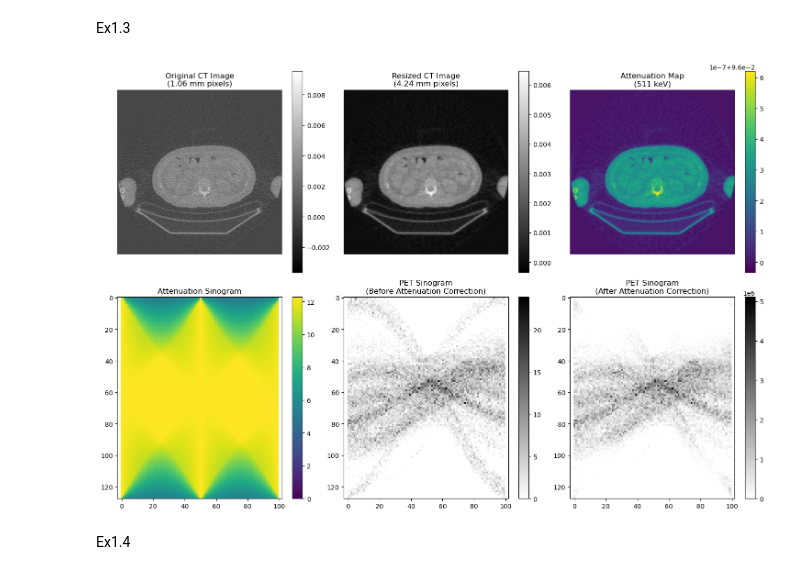
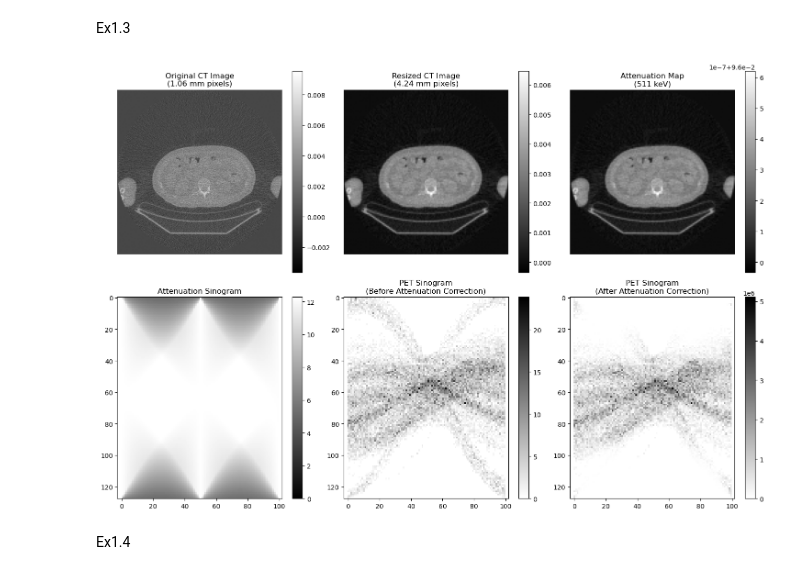
Before and after one commit to Keying-sky/a2_cw, a Jupyter notebook: main/run_module1.ipynb, the cells around one changed output. Cells and saved outputs as stored; diff of their text form; code cells hidden in the pictures.

```diff
--- a/main/run_module1.ipynb
+++ b/main/run_module1.ipynb
@@ -160,36 +160,36 @@ plt.title('Resized CT Image\n(4.24 mm pixels)')
 plt.colorbar()
 plt.axis('off')
 
 plt.subplot(233)
-plt.imshow(attenu, cmap='viridis')
+plt.imshow(attenu, cmap='gray')
 plt.title('Attenuation Map\n(511 keV)')
 plt.colorbar()
 plt.axis('off')
 
 plt.subplot(234)
-plt.imshow(attenu_sino, cmap='viridis')
+plt.imshow(attenu_sino, cmap='gray')
 plt.title('Attenuation Sinogram')
 plt.colorbar()
 plt.axis('equal')
 
 plt.subplot(235)
 plt.imshow(pet_corrected, cmap='gray_r')
 plt.title('PET Sinogram\n(Before Attenuation Correction)')
 plt.colorbar()
 plt.axis('equal')
 
 plt.subplot(236)
 plt.imshow(pet_sino_attn_corrected, cmap='gray_r')
 plt.title('PET Sinogram\n(After Attenuation Correction)')
 plt.colorbar()
 plt.axis('equal')
 
 plt.tight_layout()
 plt.show()
 
 np.save(result_path/"pet_sino_attn_corrected.npy", pet_sino_attn_corrected)
 # %% [output]
-[figure, old version]
+[figure, new version]
 # %% [markdown]
 Ex1.4
 # %%
```
Also changed, not shown: parts of 2 cells of this notebook, 6 other files.
